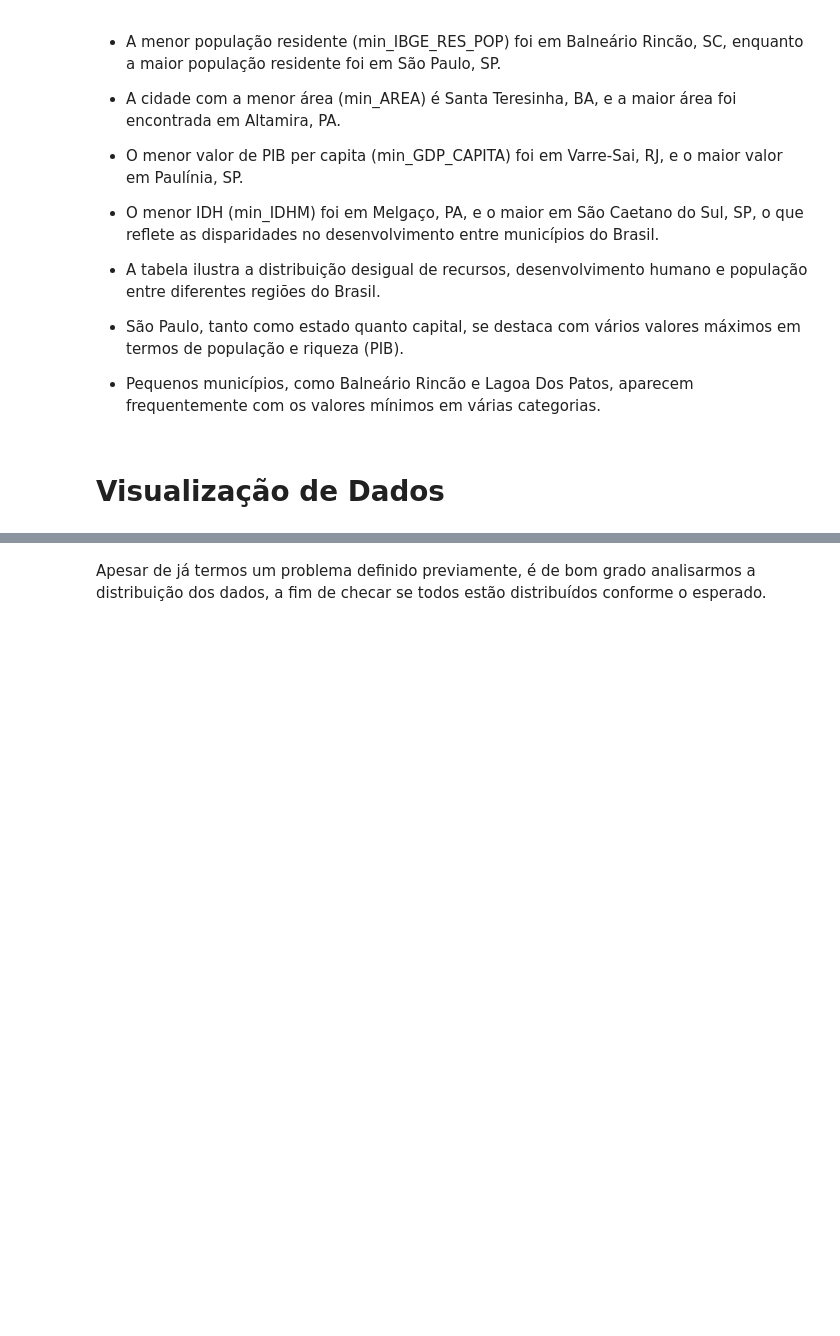
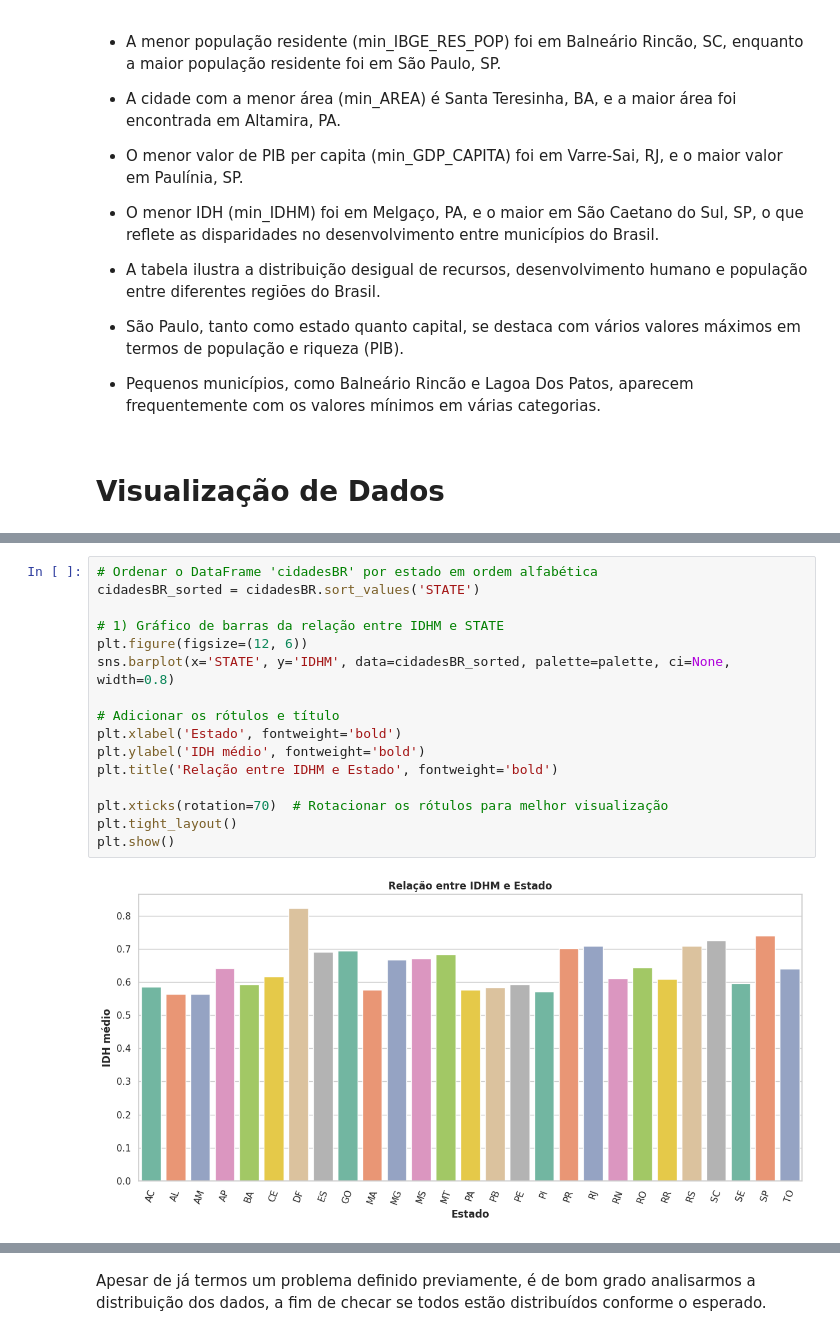
Before and after one commit to bernardosnap/MVP---Sprint-An-lise-de-Dados-e-Boas-Pr-ticas, a Jupyter notebook: Análise_de_Dados_Cidades_Brasileiras.ipynb, the cells around one changed output, grey strips where cells are left out. Drawn from its saved outputs; the diff is of its cells as text; blank space fills up the shorter version.

```diff
--- a/Análise_de_Dados_Cidades_Brasileiras.ipynb
+++ b/Análise_de_Dados_Cidades_Brasileiras.ipynb
@@ -370,0 +380,18 @@ min_max_df
+# %%
+# Ordenar o DataFrame 'cidadesBR' por estado em ordem alfabética
+cidadesBR_sorted = cidadesBR.sort_values('STATE')
+
+# 1) Gráfico de barras da relação entre IDHM e STATE
+plt.figure(figsize=(12, 6))
+sns.barplot(x='STATE', y='IDHM', data=cidadesBR_sorted, palette=palette, ci=None, width=0.8)
+
+# Adicionar os rótulos e título
+plt.xlabel('Estado', fontweight='bold')
+plt.ylabel('IDH médio', fontweight='bold')
+plt.title('Relação entre IDHM e Estado', fontweight='bold')
+
+plt.xticks(rotation=70)  # Rotacionar os rótulos para melhor visualização
+plt.tight_layout()
+plt.show()
+# %% [output]
+[figure, added]
```
Also changed, not shown: parts of 13 cells of this notebook.
